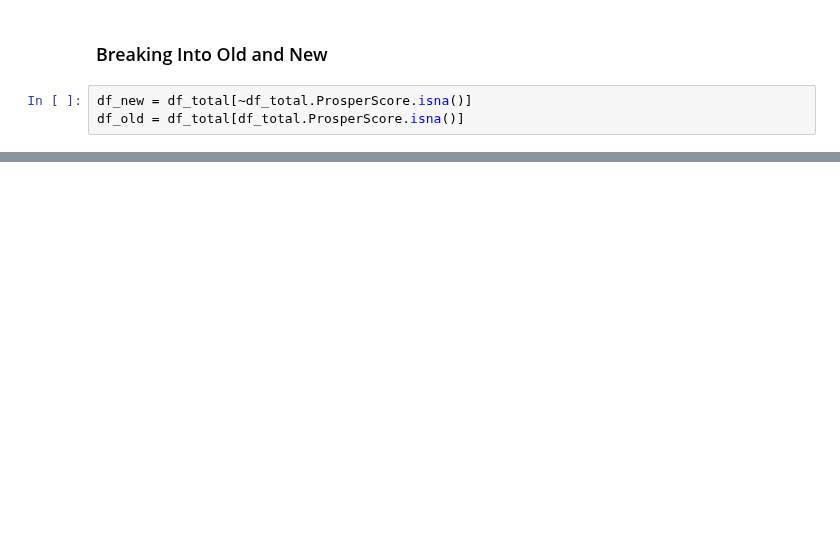
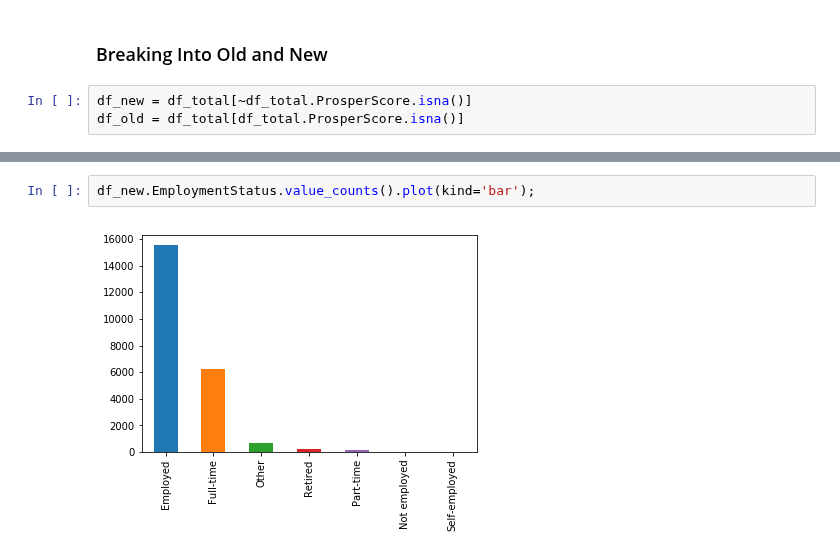
Before and after one commit to abhiksark/Udacity-DataAnalyst-Nanodegree, a Jupyter notebook: bank_loan/loan_dataset.ipynb, the cells around one changed output, grey strips where cells are left out. Cells and saved outputs as stored; diff of their text form; blank space fills up the shorter version.

```diff
--- a/bank_loan/loan_dataset.ipynb
+++ b/bank_loan/loan_dataset.ipynb
@@ -194,0 +212,4 @@ dtype: float64
+# %%
+df_new.EmploymentStatus.value_counts().plot(kind='bar');
+# %% [output]
+[figure, added]
```
Also changed, not shown: parts of 52 cells of this notebook.
